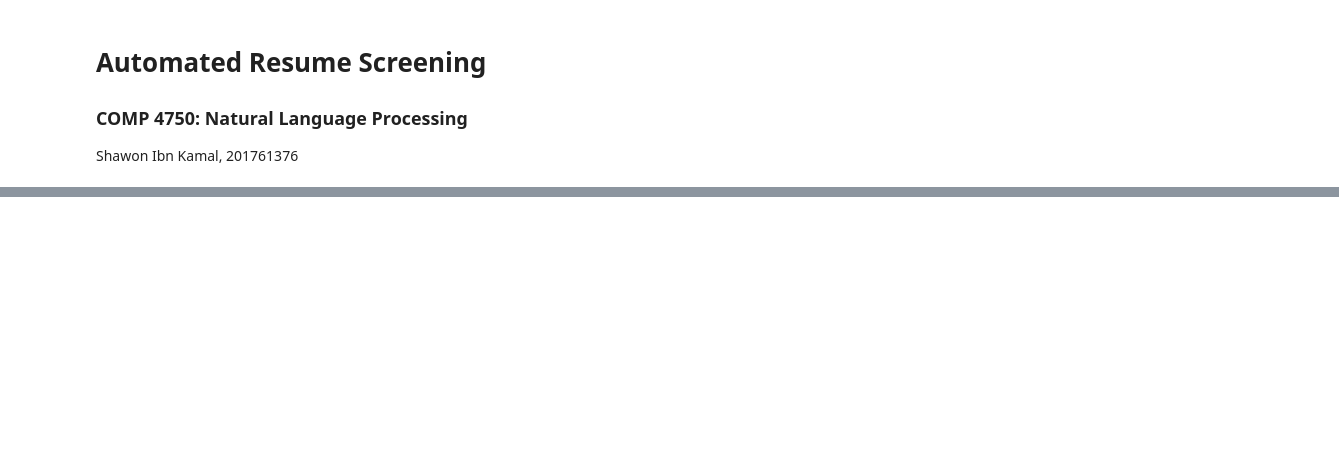
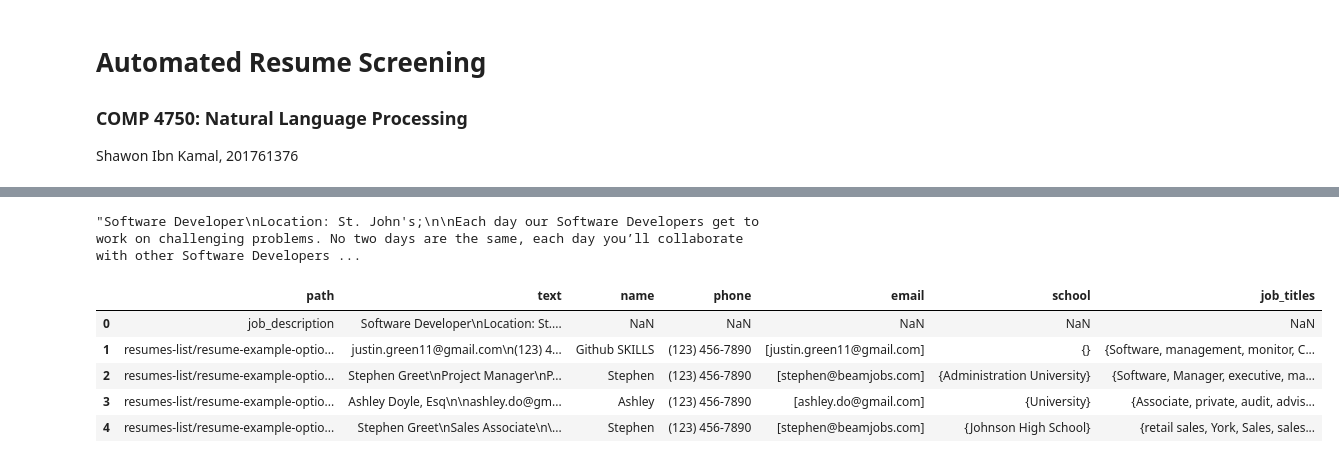
Before and after one commit to shawonibnkamal/automated-resume-screening, a Jupyter notebook: final-project.ipynb, the cells around one changed output, grey strips where cells are left out. Cells and saved outputs as stored; diff of their text form; code cells hidden in the pictures; blank space fills up the shorter version.

```diff
--- a/final-project.ipynb
+++ b/final-project.ipynb
@@ -13,0 +210,17 @@ ModuleNotFoundError: No module named 'pdfminer'
+# %%
+job_description = open("job_description.txt", "r").read()
+job_description
+# %% [output]
+"Software Developer\nLocation: St. John's;\n\nEach day our Software Developers get to work on challenging problems. No two days are the same, each day you’ll collaborate with other Software Developers ...
+# %%
+new_row = pd.DataFrame({'path':'job_description', 'text': job_description}, index =[0])
+df = pd.concat([new_row, df]).reset_index(drop = True)
+
+df.head()
+# %% [output]
+|  | path | text | name | phone | email | school | job_titles |
+| 0 | job_description | Software Developer\nLocation: St.... | NaN | NaN | NaN | NaN | NaN |
+| 1 | resumes-list/resume-example-optio... | justin.green11@gmail.com\n(123) 4... | Github SKILLS | (123) 456-7890 | [justin.green11@gmail.com] | {} | {Software, management, monitor, C... |
+| 2 | resumes-list/resume-example-optio... | Stephen Greet\nProject Manager\nP... | Stephen | (123) 456-7890 | [stephen@beamjobs.com] | {Administration University} | {Software, Manager, executive, ma... |
+| 3 | resumes-list/resume-example-optio... | Ashley Doyle, Esq\n\nashley.do@gm... | Ashley | (123) 456-7890 | [ashley.do@gmail.com] | {University} | {Associate, private, audit, advis... |
+| 4 | resumes-list/resume-example-optio... | Stephen Greet\nSales Associate\n\... | Stephen | (123) 456-7890 | [stephen@beamjobs.com] | {Johnson High School} | {retail sales, York, Sales, sales... |
```
Also changed, not shown: parts of 18 cells of this notebook, 10 other files.
